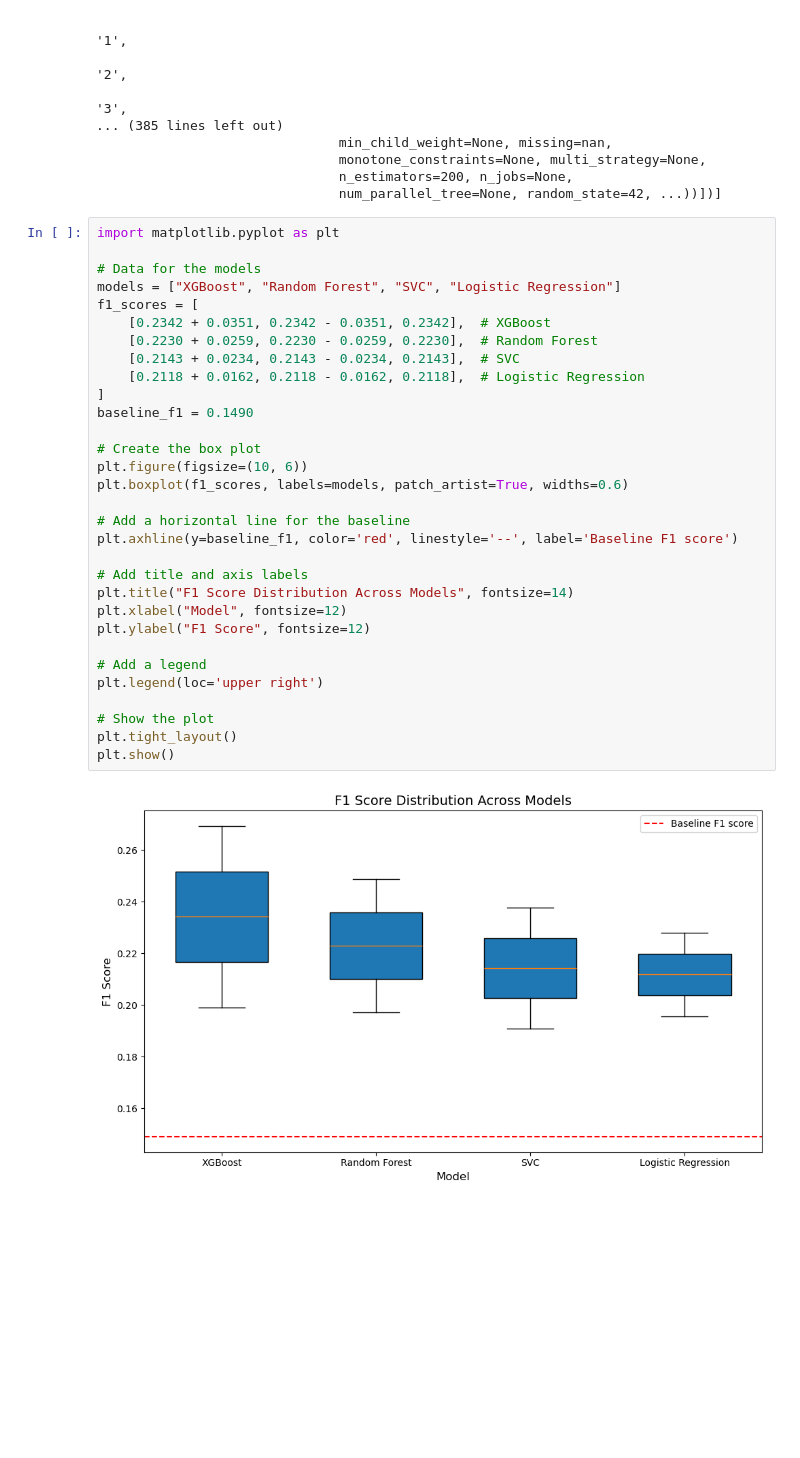
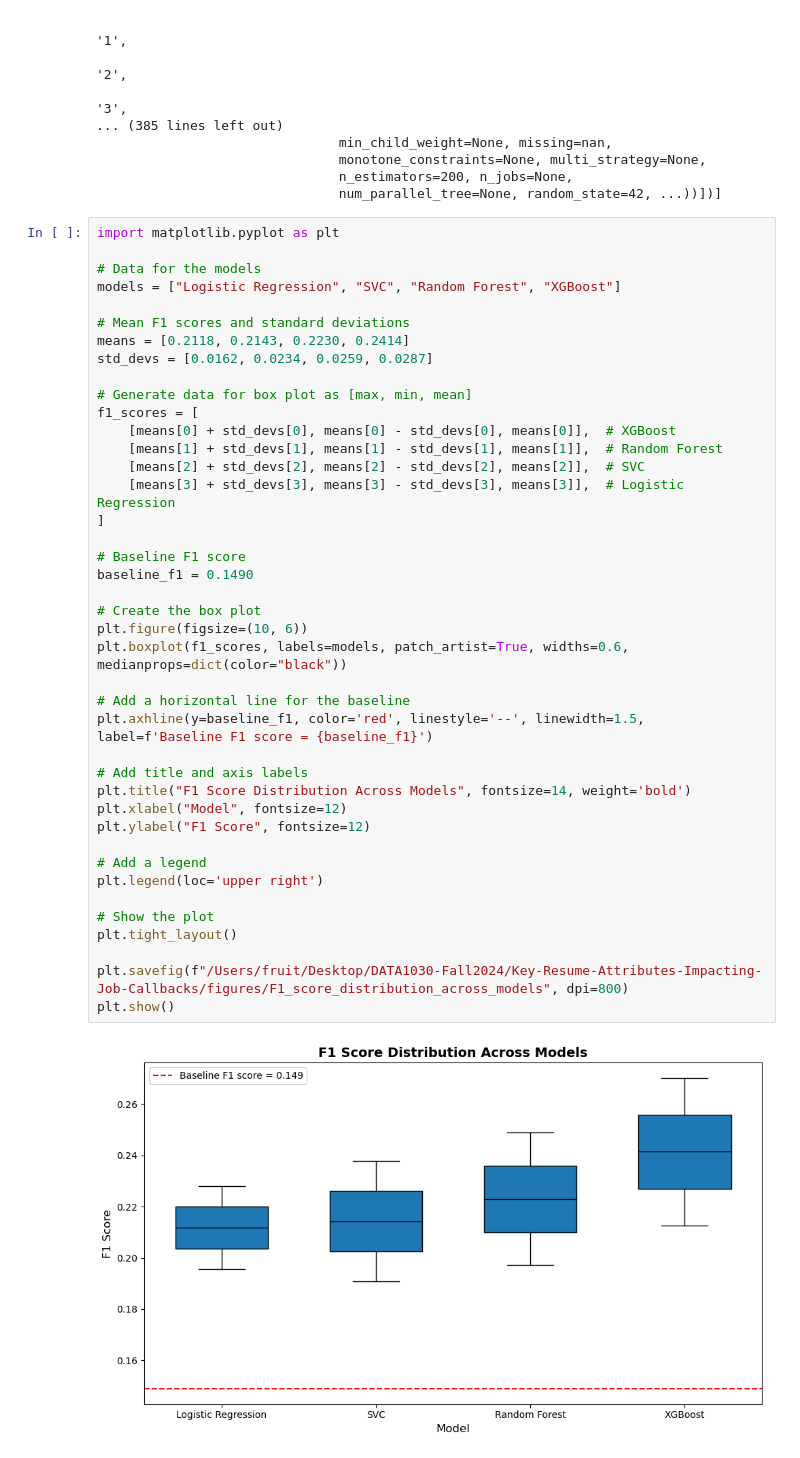
Before and after one commit to anyfruit/Key-Resume-Attributes-Impacting-Job-Callbacks, a Jupyter notebook: src/DATA1030Project.ipynb, the cells around one changed output. Saved outputs shown, nothing was run; the diff lists cells and outputs as text; blank space fills up the shorter version.

```diff
--- a/src/DATA1030Project.ipynb
+++ b/src/DATA1030Project.ipynb
@@ -1202,33 +1328,43 @@ All models saved successfully to /Users/fruit/Desktop/DATA1030-Fall2024/Key-Resu
 # %%
 import matplotlib.pyplot as plt
 
 # Data for the models
-models = ["XGBoost", "Random Forest", "SVC", "Logistic Regression"]
+models = ["Logistic Regression", "SVC", "Random Forest", "XGBoost"]
+
+# Mean F1 scores and standard deviations
+means = [0.2118, 0.2143, 0.2230, 0.2414]
+std_devs = [0.0162, 0.0234, 0.0259, 0.0287]
+
+# Generate data for box plot as [max, min, mean]
 f1_scores = [
-    [0.2342 + 0.0351, 0.2342 - 0.0351, 0.2342],  # XGBoost
-    [0.2230 + 0.0259, 0.2230 - 0.0259, 0.2230],  # Random Forest
-    [0.2143 + 0.0234, 0.2143 - 0.0234, 0.2143],  # SVC
-    [0.2118 + 0.0162, 0.2118 - 0.0162, 0.2118],  # Logistic Regression
+    [means[0] + std_devs[0], means[0] - std_devs[0], means[0]],  # XGBoost
+    [means[1] + std_devs[1], means[1] - std_devs[1], means[1]],  # Random Forest
+    [means[2] + std_devs[2], means[2] - std_devs[2], means[2]],  # SVC
+    [means[3] + std_devs[3], means[3] - std_devs[3], means[3]],  # Logistic Regression
 ]
+
+# Baseline F1 score
 baseline_f1 = 0.1490
 
 # Create the box plot
 plt.figure(figsize=(10, 6))
-plt.boxplot(f1_scores, labels=models, patch_artist=True, widths=0.6)
+plt.boxplot(f1_scores, labels=models, patch_artist=True, widths=0.6, medianprops=dict(color="black"))
 
 # Add a horizontal line for the baseline
-plt.axhline(y=baseline_f1, color='red', linestyle='--', label='Baseline F1 score')
+plt.axhline(y=baseline_f1, color='red', linestyle='--', linewidth=1.5, label=f'Baseline F1 score = {baseline_f1}')
 
 # Add title and axis labels
-plt.title("F1 Score Distribution Across Models", fontsize=14)
+plt.title("F1 Score Distribution Across Models", fontsize=14, weight='bold')
 plt.xlabel("Model", fontsize=12)
 plt.ylabel("F1 Score", fontsize=12)
 
 # Add a legend
 plt.legend(loc='upper right')
 
 # Show the plot
 plt.tight_layout()
+
+plt.savefig(f"/Users/fruit/Desktop/DATA1030-Fall2024/Key-Resume-Attributes-Impacting-Job-Callbacks/figures/F1_score_distribution_across_models", dpi=800)
 plt.show()
 # %% [output]
-[figure, old version]
+[figure, new version]
```
Also changed, not shown: parts of 14 cells of this notebook, 15 other files.
